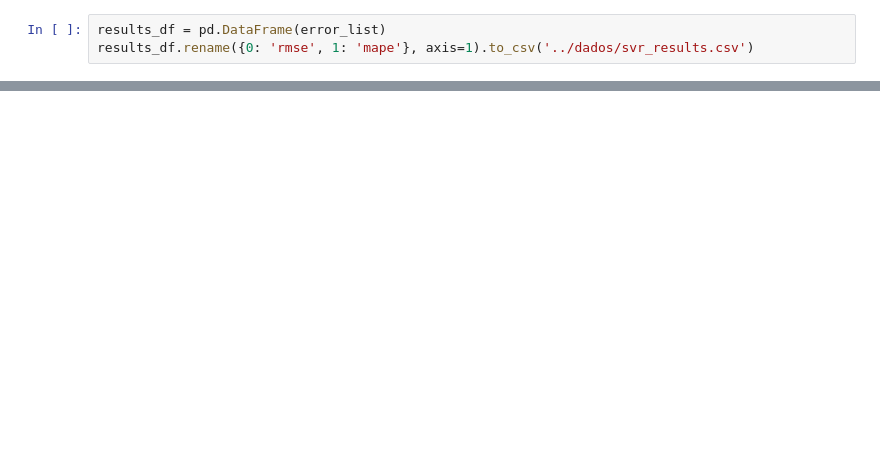
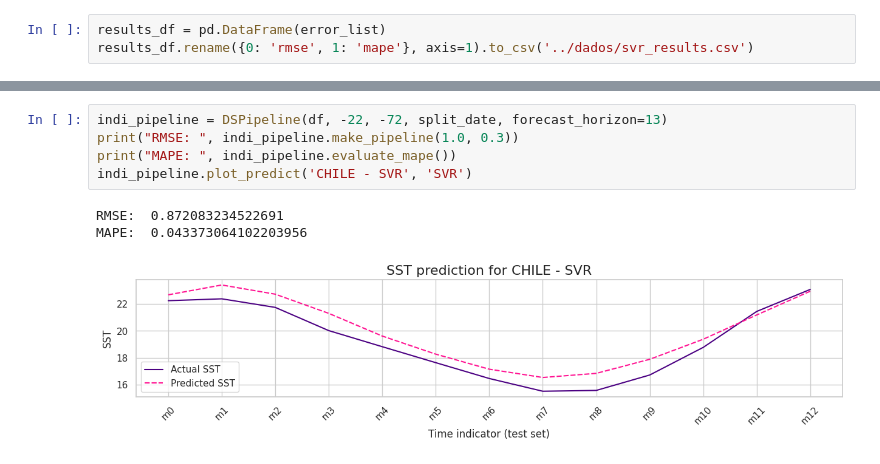
Before and after one commit to matheusvictal/sst-time-series-ml, a Jupyter notebook: source/4_svr.ipynb, the cells around one changed output, grey strips where cells are left out. Saved outputs shown, nothing was run; the diff lists cells and outputs as text; blank space fills up the shorter version.

```diff
--- a/source/4_svr.ipynb
+++ b/source/4_svr.ipynb
@@ -258,0 +282,9 @@ results_df.rename({0: 'rmse', 1: 'mape'}, axis=1).to_csv('../dados/svr_results.c
+# %%
+indi_pipeline = DSPipeline(df, -22, -72, split_date, forecast_horizon=13)
+print("RMSE: ", indi_pipeline.make_pipeline(1.0, 0.3))
+print("MAPE: ", indi_pipeline.evaluate_mape())
+indi_pipeline.plot_predict('CHILE - SVR', 'SVR')
+# %% [output]
+RMSE:  0.872083234522691
+MAPE:  0.043373064102203956
+[figure, added]
```
Also changed, not shown: parts of 11 cells of this notebook, 4 other files.
